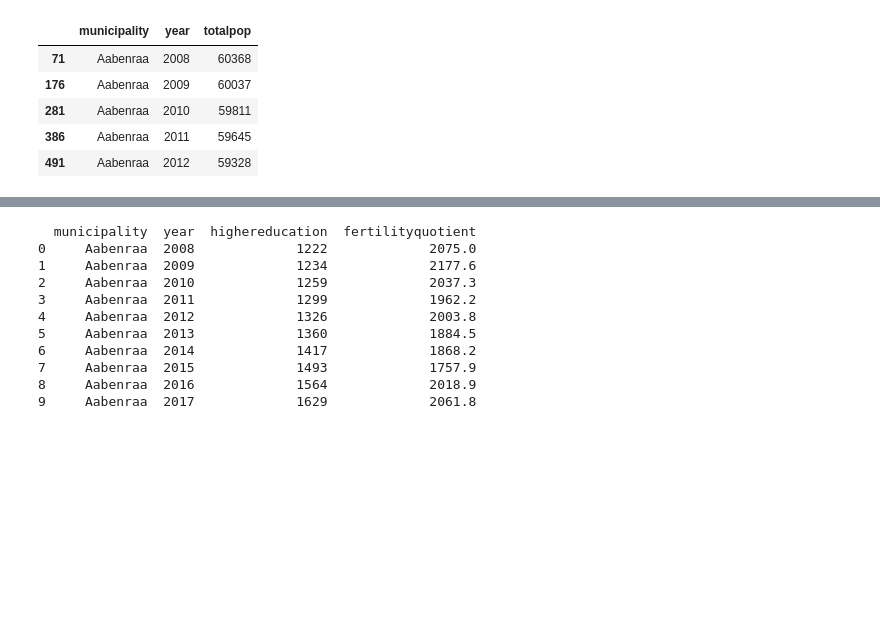
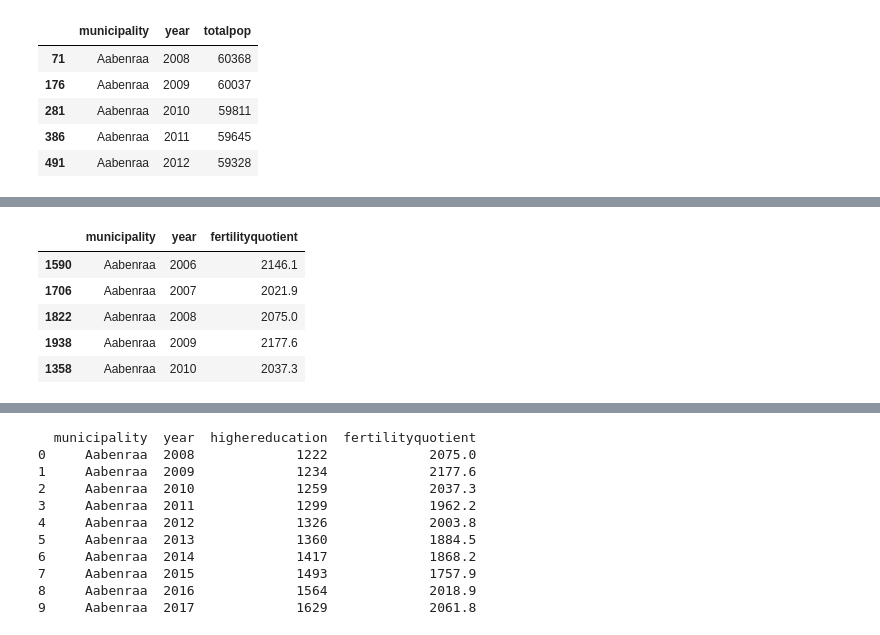
Before and after one commit to NumEconCopenhagen/projects-2024-anna-jiyun-kim-pedram, a Jupyter notebook: dataproject/dataproject.ipynb, the cells around one changed output, grey strips where cells are left out. Saved outputs shown, nothing was run; the diff lists cells and outputs as text; code cells hidden in the pictures; blank space fills up the shorter version.

```diff
--- a/dataproject/dataproject.ipynb
+++ b/dataproject/dataproject.ipynb
@@ -396,0 +377,4 @@ Last update: 2024-04-12T08:00:00
+# %%
+fertil_api = FOD407_data()
+fertil_api.head(5)
+# %% [output]
@@ -396,0 +383,6 @@ Last update: 2024-04-12T08:00:00
+|  | municipality | year | fertilityquotient |
+| 1590 | Aabenraa | 2006 | 2146.1 |
+| 1706 | Aabenraa | 2007 | 2021.9 |
+| 1822 | Aabenraa | 2008 | 2075.0 |
+| 1938 | Aabenraa | 2009 | 2177.6 |
+| 1358 | Aabenraa | 2010 | 2037.3 |
```
Also changed, not shown: parts of 26 cells of this notebook, 1 other file.
